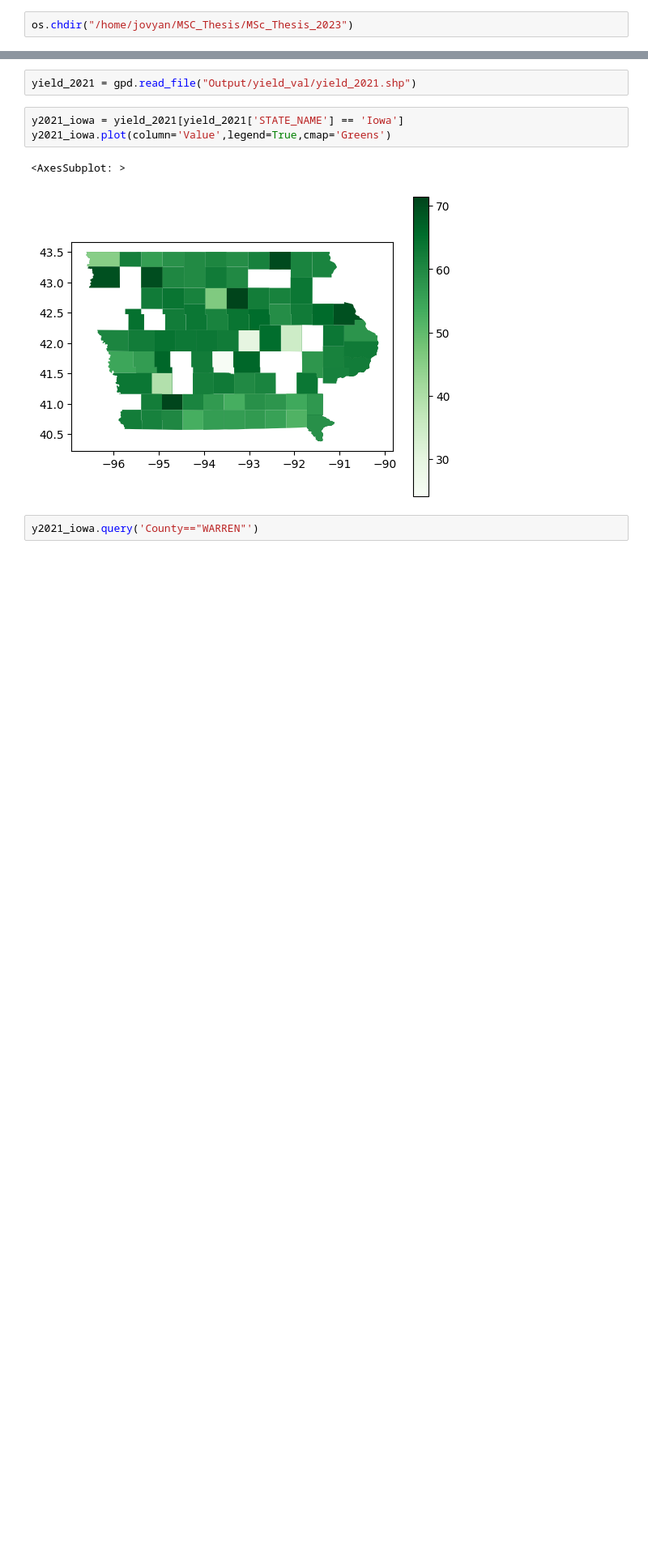
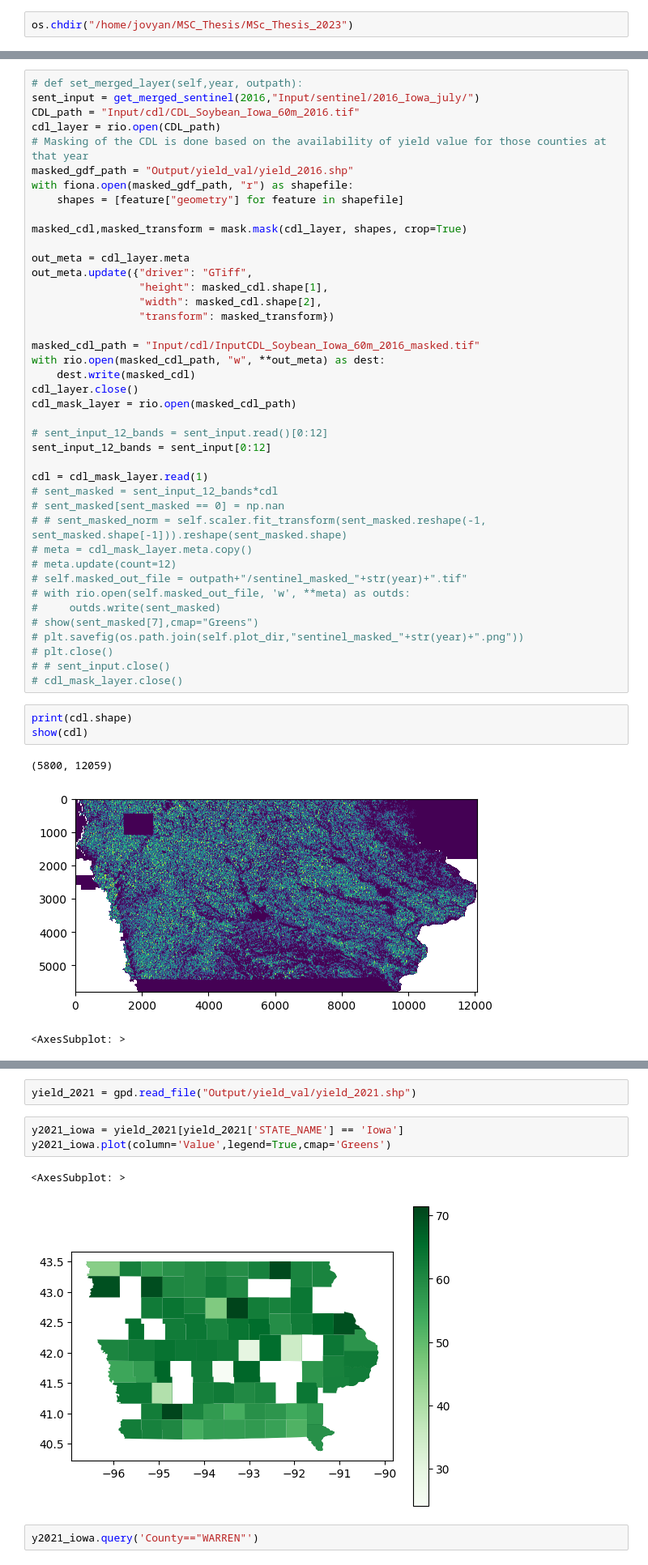
Before and after one commit to Arun-1997/Msc_Thesis, a Jupyter notebook: data_analysis.ipynb, the cells around one changed output, grey strips where cells are left out. Shown at 81% size. Drawn from its saved outputs; the diff is of its cells as text; blank space fills up the shorter version.

```diff
--- a/data_analysis.ipynb
+++ b/data_analysis.ipynb
@@ -12,0 +35,48 @@ os.chdir("/home/jovyan/MSC_Thesis/MSc_Thesis_2023")
+# %%
+# def set_merged_layer(self,year, outpath):
+sent_input = get_merged_sentinel(2016,"Input/sentinel/2016_Iowa_july/")
+CDL_path = "Input/cdl/CDL_Soybean_Iowa_60m_2016.tif"
+cdl_layer = rio.open(CDL_path)
+# Masking of the CDL is done based on the availability of yield value for those counties at that year
+masked_gdf_path = "Output/yield_val/yield_2016.shp"
+with fiona.open(masked_gdf_path, "r") as shapefile:
+    shapes = [feature["geometry"] for feature in shapefile]
+
+masked_cdl,masked_transform = mask.mask(cdl_layer, shapes, crop=True)
+
+out_meta = cdl_layer.meta
+out_meta.update({"driver": "GTiff",
+                 "height": masked_cdl.shape[1],
+                 "width": masked_cdl.shape[2],
+                 "transform": masked_transform})
+
+masked_cdl_path = "Input/cdl/InputCDL_Soybean_Iowa_60m_2016_masked.tif"
+with rio.open(masked_cdl_path, "w", **out_meta) as dest:
+    dest.write(masked_cdl)
+cdl_layer.close()
+cdl_mask_layer = rio.open(masked_cdl_path)
+
+# sent_input_12_bands = sent_input.read()[0:12]
+sent_input_12_bands = sent_input[0:12]
+
+cdl = cdl_mask_layer.read(1)
+# sent_masked = sent_input_12_bands*cdl
+# sent_masked[sent_masked == 0] = np.nan
+# # sent_masked_norm = self.scaler.fit_transform(sent_masked.reshape(-1, sent_masked.shape[-1])).reshape(sent_masked.shape)
+# meta = cdl_mask_layer.meta.copy()
+# meta.update(count=12)
+# self.masked_out_file = outpath+"/sentinel_masked_"+str(year)+".tif"
+# with rio.open(self.masked_out_file, 'w', **meta) as outds:
+#     outds.write(sent_masked)
+# show(sent_masked[7],cmap="Greens")
+# plt.savefig(os.path.join(self.plot_dir,"sentinel_masked_"+str(year)+".png"))
+# plt.close()
+# # sent_input.close()
+# cdl_mask_layer.close()
+# %%
+print(cdl.shape)
+show(cdl)
+# %% [output]
+(5800, 12059)
+[figure, added]
+<AxesSubplot: >
```
Also changed, not shown: parts of 11 cells of this notebook, 3 other files.
